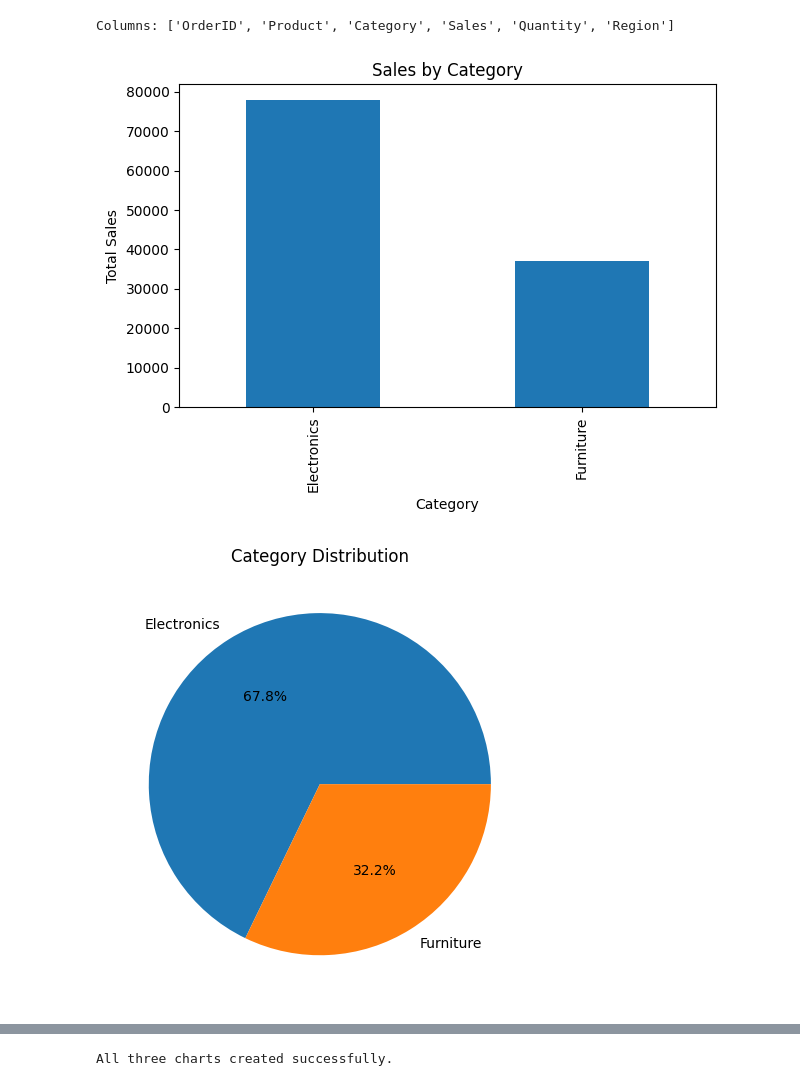
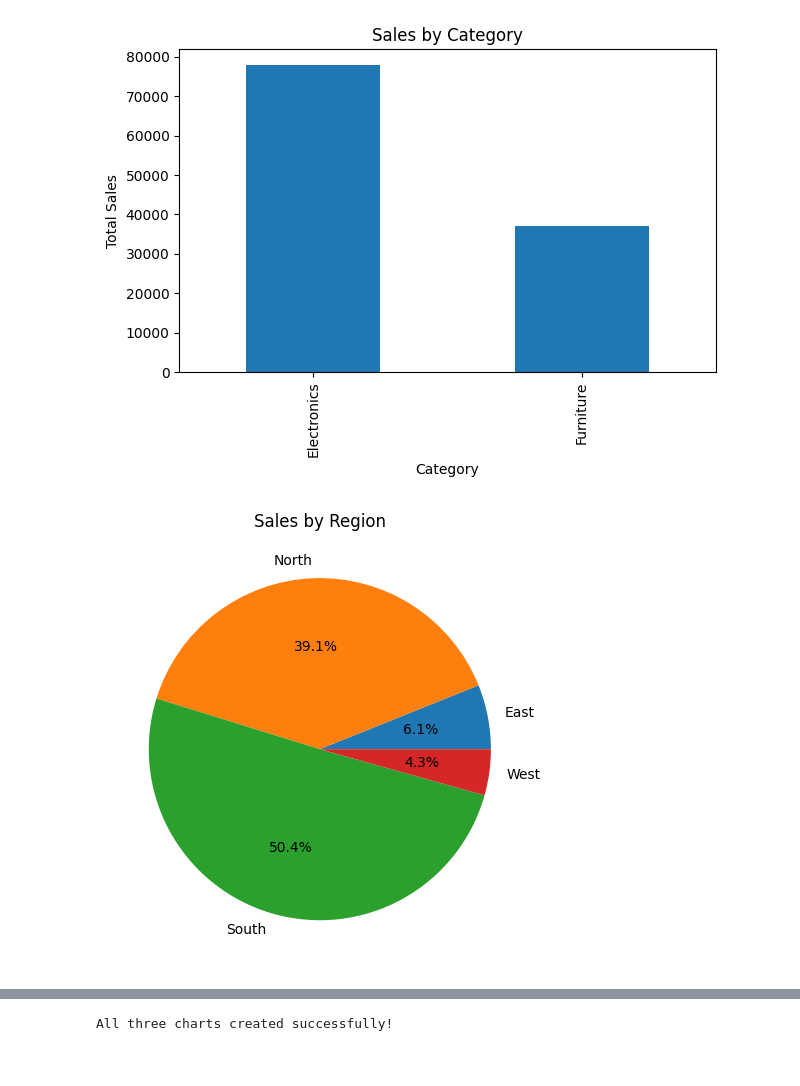
Before and after one commit to 11249a127-rgb/DV_lab, a Jupyter notebook: output.ipynb, the cells around one changed output, grey strips where cells are left out. Drawn from its saved outputs; the diff is of its cells as text; code cells hidden in the pictures.

```diff
--- a/output.ipynb
+++ b/output.ipynb
@@ -4,47 +4,43 @@
 import pandas as pd
 import matplotlib.pyplot as plt
 
-# Load the uploaded CSV file
+# Load the CSV file
 data = pd.read_csv("sales_data.csv")
 
-# Check required columns
-print("Columns:", data.columns.tolist())
-
-# Bar chart: Sales by Category
-sales = data.groupby("Category")["Sales"].sum()
-
-sales.plot(kind="bar")
+# 1. Bar chart: Sales by Category
+data.groupby("Category")["Sales"].sum().plot(kind="bar")
 plt.title("Sales by Category")
 plt.xlabel("Category")
 plt.ylabel("Total Sales")
 plt.tight_layout()
 plt.savefig("BarChart.png")
 plt.show()
 plt.close()
 
-# Pie chart: Category Distribution
-sales.plot(kind="pie", autopct="%1.1f%%")
-plt.title("Category Distribution")
+# 2. Pie chart: Sales by Region
+data.groupby("Region")["Sales"].sum().plot(
+    kind="pie", autopct="%1.1f%%"
+)
+plt.title("Sales by Region")
 plt.ylabel("")
 plt.tight_layout()
 plt.savefig("PieChart.png")
 plt.show()
 plt.close()
 
-# Line graph: Sales vs Quantity
+# 3. Line graph: Sales vs Quantity
 plt.plot(data["Quantity"], data["Sales"], marker="o")
 plt.title("Sales vs Quantity")
 plt.xlabel("Quantity")
 plt.ylabel("Sales")
 plt.tight_layout()
 plt.savefig("SalesVsQuantity.png")
 plt.show()
 plt.close()
 
-print("All three charts created successfully.")
+print("All three charts created successfully!")
 # %% [output]
-Columns: ['OrderID', 'Product', 'Category', 'Sales', 'Quantity', 'Region']
 [figure]
-[figure, old version]
+[figure, new version]
 [figure]
-All three charts created successfully.
+All three charts created successfully!
```
